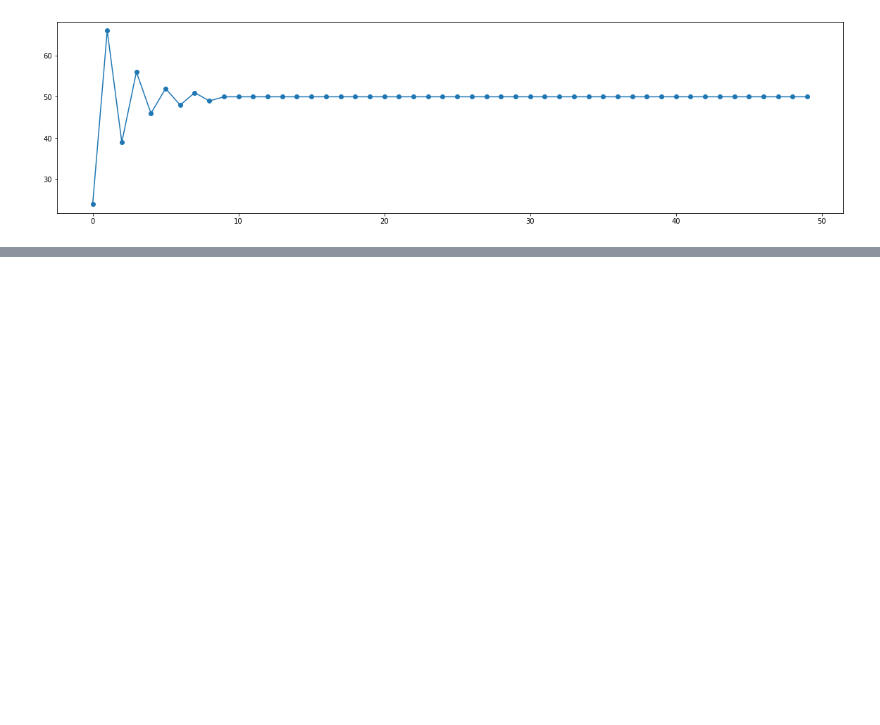
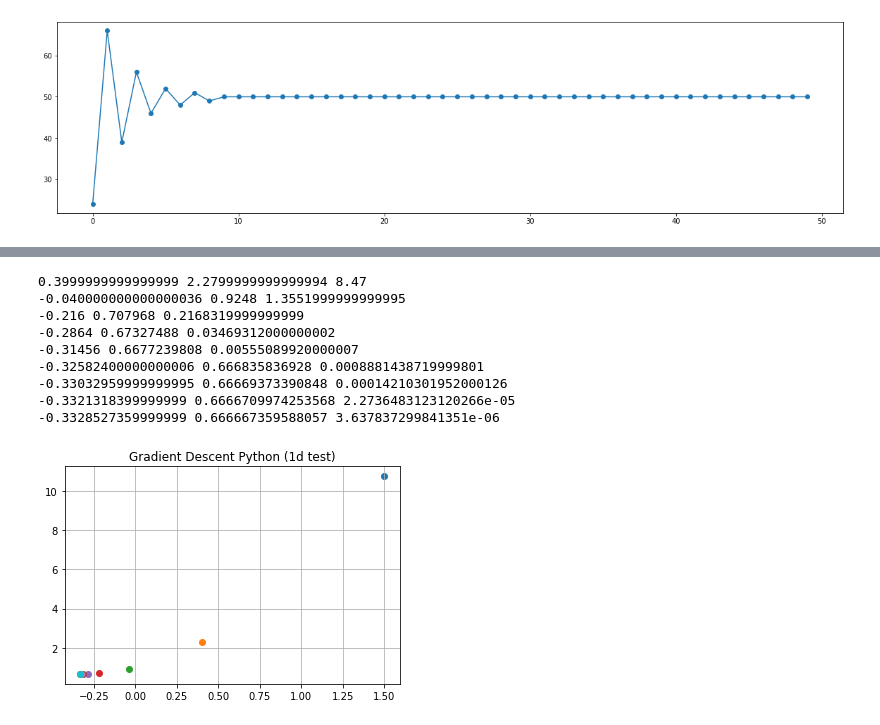
Before and after one commit to olivierleblanc/diffusercam, a Jupyter notebook: bernat/gd01.ipynb, the cells around one changed output, grey strips where cells are left out. Saved outputs shown, nothing was run; the diff lists cells and outputs as text; code cells hidden in the pictures; blank space fills up the shorter version.

```diff
--- a/bernat/gd01.ipynb
+++ b/bernat/gd01.ipynb
@@ -50,0 +83,35 @@ plt.show()
+# %%
+alpha = 0.1 # learning rate
+nb_max_iter = 100 # Nb max d'iteration
+eps = 1e-5 # stop condition
+
+x0 = 1.5 # start point
+y0 = parabola(x0)
+plt.scatter(x0, parabola(x0))
+
+cond = eps + 10.0 # start with cond greater than eps (assumption)
+nb_iter = 0
+tmp_y = y0
+while cond > eps and nb_iter < nb_max_iter:
+    x0 = x0 - alpha * misc.derivative(parabola, x0)
+    y0 = parabola(x0)
+    nb_iter = nb_iter + 1
+    cond = abs( tmp_y - y0 )
+    tmp_y = y0
+    print (x0,y0,cond)
+    plt.scatter(x0, y0)
+
+plt.title("Gradient Descent Python (1d test)")
+plt.grid()
+plt.show()
+# %% [output]
+0.3999999999999999 2.2799999999999994 8.47
+-0.040000000000000036 0.9248 1.3551999999999995
+-0.216 0.707968 0.2168319999999999
+-0.2864 0.67327488 0.03469312000000002
+-0.31456 0.6677239808 0.00555089920000007
+-0.32582400000000006 0.666835836928 0.0008881438719999801
+-0.33032959999999995 0.66669373390848 0.00014210301952000126
+-0.3321318399999999 0.6666709974253568 2.2736483123120266e-05
+-0.3328527359999999 0.666667359588057 3.637837299841351e-06
+[figure, added]
```
Also changed, not shown: parts of 5 cells of this notebook, 8 other files.
